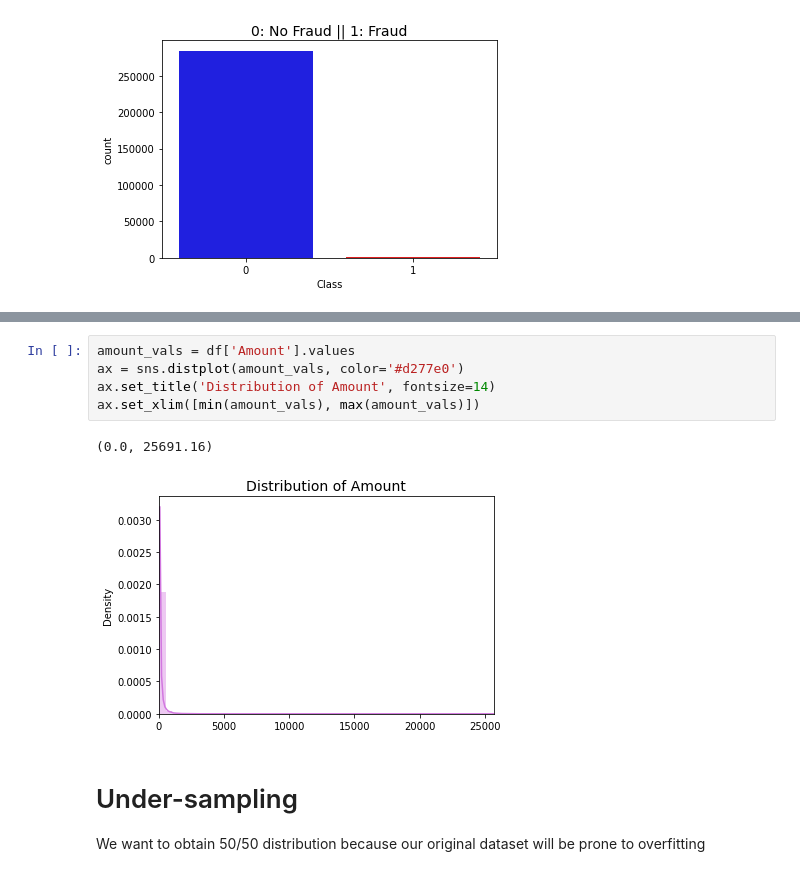
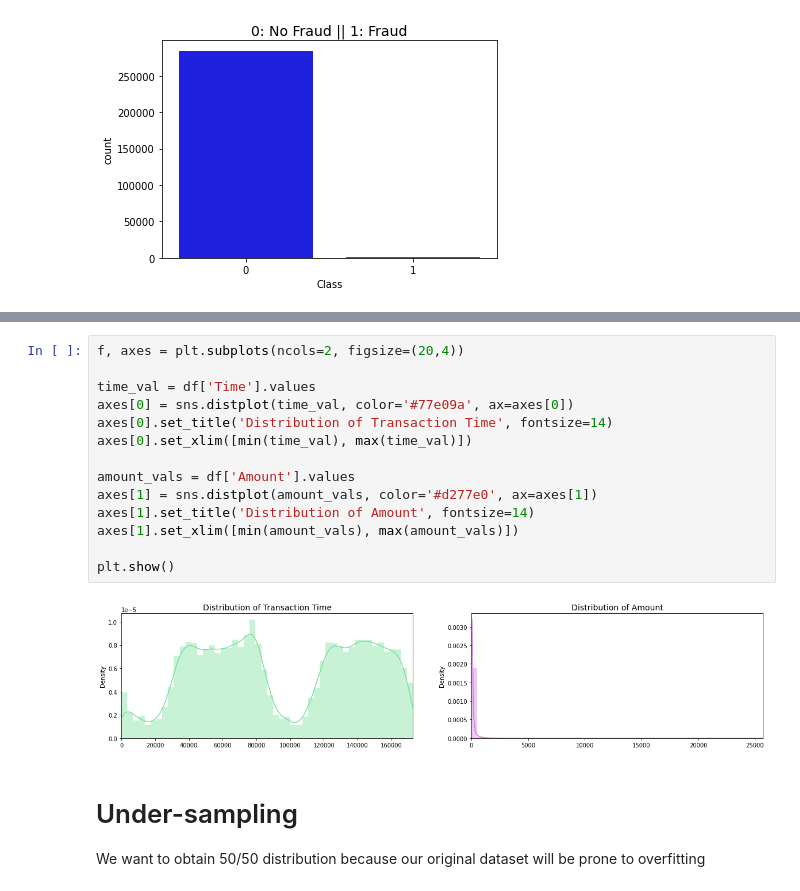
Before and after one commit to raulmarinau/DSIP, a Jupyter notebook: fraud.ipynb, the cells around one changed output, grey strips where cells are left out. Cells and saved outputs as stored; diff of their text form.

```diff
--- a/fraud.ipynb
+++ b/fraud.ipynb
@@ -81,11 +73,19 @@ ax.set_xlim([min(time_val), max(time_val)])
-# %%
-amount_vals = df['Amount'].values
-ax = sns.distplot(amount_vals, color='#d277e0')
-ax.set_title('Distribution of Amount', fontsize=14)
-ax.set_xlim([min(amount_vals), max(amount_vals)])
-# %% [output]
-(0.0, 25691.16)
-[figure, removed]
+# %%
+f, axes = plt.subplots(ncols=2, figsize=(20,4))
+
+time_val = df['Time'].values
+axes[0] = sns.distplot(time_val, color='#77e09a', ax=axes[0])
+axes[0].set_title('Distribution of Transaction Time', fontsize=14)
+axes[0].set_xlim([min(time_val), max(time_val)])
+
+amount_vals = df['Amount'].values
+axes[1] = sns.distplot(amount_vals, color='#d277e0', ax=axes[1])
+axes[1].set_title('Distribution of Amount', fontsize=14)
+axes[1].set_xlim([min(amount_vals), max(amount_vals)])
+
+plt.show()
+# %% [output]
+[figure, added]
 # %% [markdown]
 # Under-sampling
 We want to obtain 50/50 distribution because our original dataset will be prone to overfitting
```
Also changed, not shown: parts of 29 cells of this notebook.
